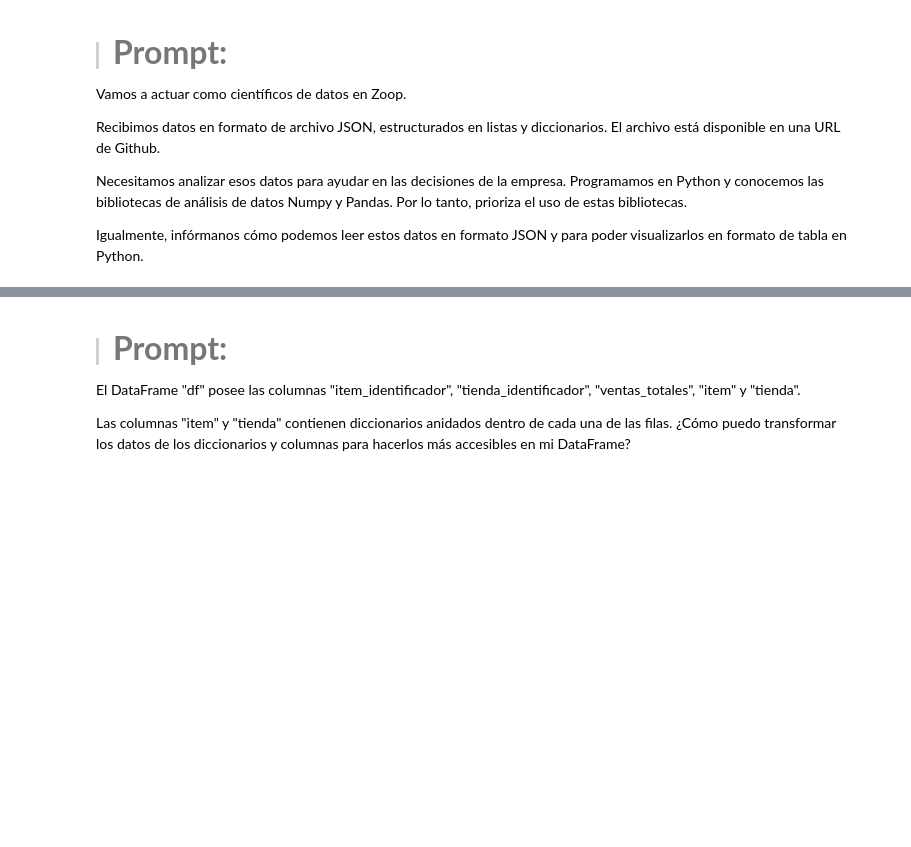
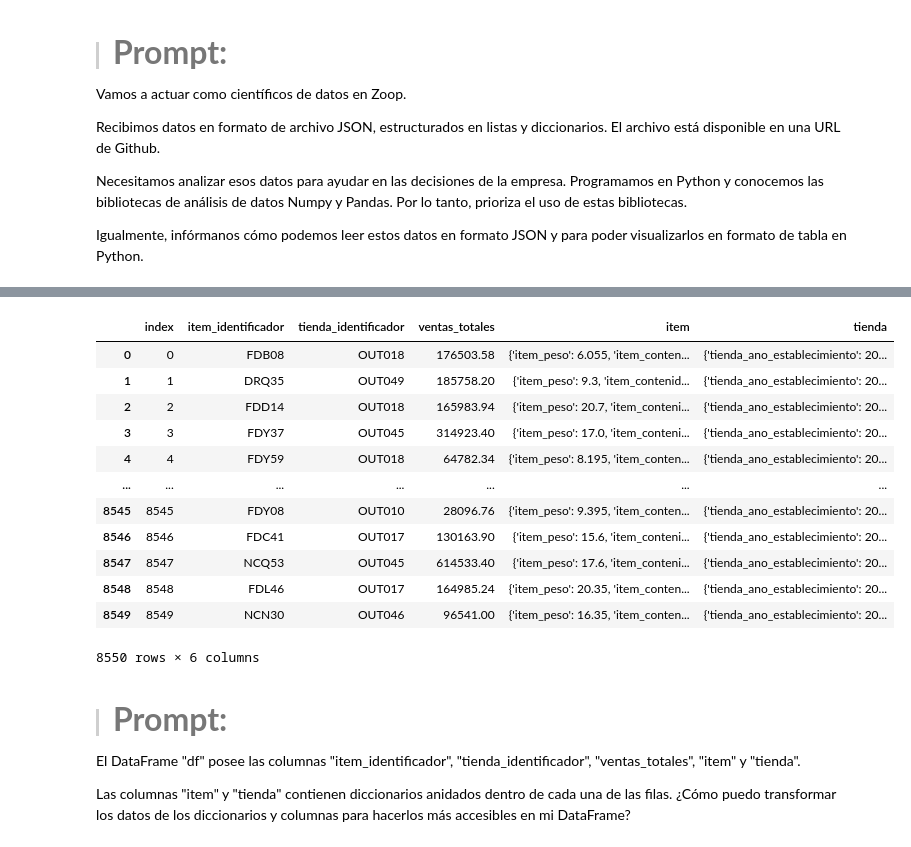
Before and after one commit to AlejandroMontoyaT/analisis-de-datos-python-utilizando-chatgpt-como-asistente, a Jupyter notebook: Utilizando_chatgpt_como_asistente.ipynb, the cells around one changed output, grey strips where cells are left out. Saved outputs shown, nothing was run; the diff lists cells and outputs as text; code cells hidden in the pictures; blank space fills up the shorter version.

```diff
--- a/Utilizando_chatgpt_como_asistente.ipynb
+++ b/Utilizando_chatgpt_como_asistente.ipynb
@@ -25,3 +25,8 @@ Recibimos datos en formato de archivo JSON, estructurados en listas y diccionari
 Necesitamos analizar esos datos para ayudar en las decisiones de la empresa. Programamos en Python y conocemos las bibliotecas de análisis de datos Numpy y Pandas. Por lo tanto, prioriza el uso de estas bibliotecas.
 
 Igualmente, infórmanos cómo podemos leer estos datos en formato JSON y para poder visualizarlos en formato de tabla en Python.
+# %%
+import pandas as pd
+import numpy as np
+# Cargar los datos directamente en un DataFrame
+df = pd.read_json(url)
@@ -28,3 +57,20 @@ Igualmente, infórmanos cómo podemos leer estos datos en formato JSON y para po
+# %%
+# Mostrar datos en tabla
+df
+# %% [output]
+|  | index | item_identificador | tienda_identificador | ventas_totales | item | tienda |
+| 0 | 0 | FDB08 | OUT018 | 176503.58 | {'item_peso': 6.055, 'item_conten... | {'tienda_ano_establecimiento': 20... |
+| 1 | 1 | DRQ35 | OUT049 | 185758.20 | {'item_peso': 9.3, 'item_contenid... | {'tienda_ano_establecimiento': 20... |
+| 2 | 2 | FDD14 | OUT018 | 165983.94 | {'item_peso': 20.7, 'item_conteni... | {'tienda_ano_establecimiento': 20... |
+| 3 | 3 | FDY37 | OUT045 | 314923.40 | {'item_peso': 17.0, 'item_conteni... | {'tienda_ano_establecimiento': 20... |
+| 4 | 4 | FDY59 | OUT018 | 64782.34 | {'item_peso': 8.195, 'item_conten... | {'tienda_ano_establecimiento': 20... |
+| ... | ... | ... | ... | ... | ... | ... |
+| 8545 | 8545 | FDY08 | OUT010 | 28096.76 | {'item_peso': 9.395, 'item_conten... | {'tienda_ano_establecimiento': 20... |
+| 8546 | 8546 | FDC41 | OUT017 | 130163.90 | {'item_peso': 15.6, 'item_conteni... | {'tienda_ano_establecimiento': 20... |
+| 8547 | 8547 | NCQ53 | OUT045 | 614533.40 | {'item_peso': 17.6, 'item_conteni... | {'tienda_ano_establecimiento': 20... |
+| 8548 | 8548 | FDL46 | OUT017 | 164985.24 | {'item_peso': 20.35, 'item_conten... | {'tienda_ano_establecimiento': 20... |
+| 8549 | 8549 | NCN30 | OUT046 | 96541.00 | {'item_peso': 16.35, 'item_conten... | {'tienda_ano_establecimiento': 20... |
+8550 rows × 6 columns
 # %% [markdown]
 > #### <strong><font color="7b71ff" size =6>Prompt:</font></strong>
 
```
Also changed, not shown: parts of 1 cell of this notebook.
